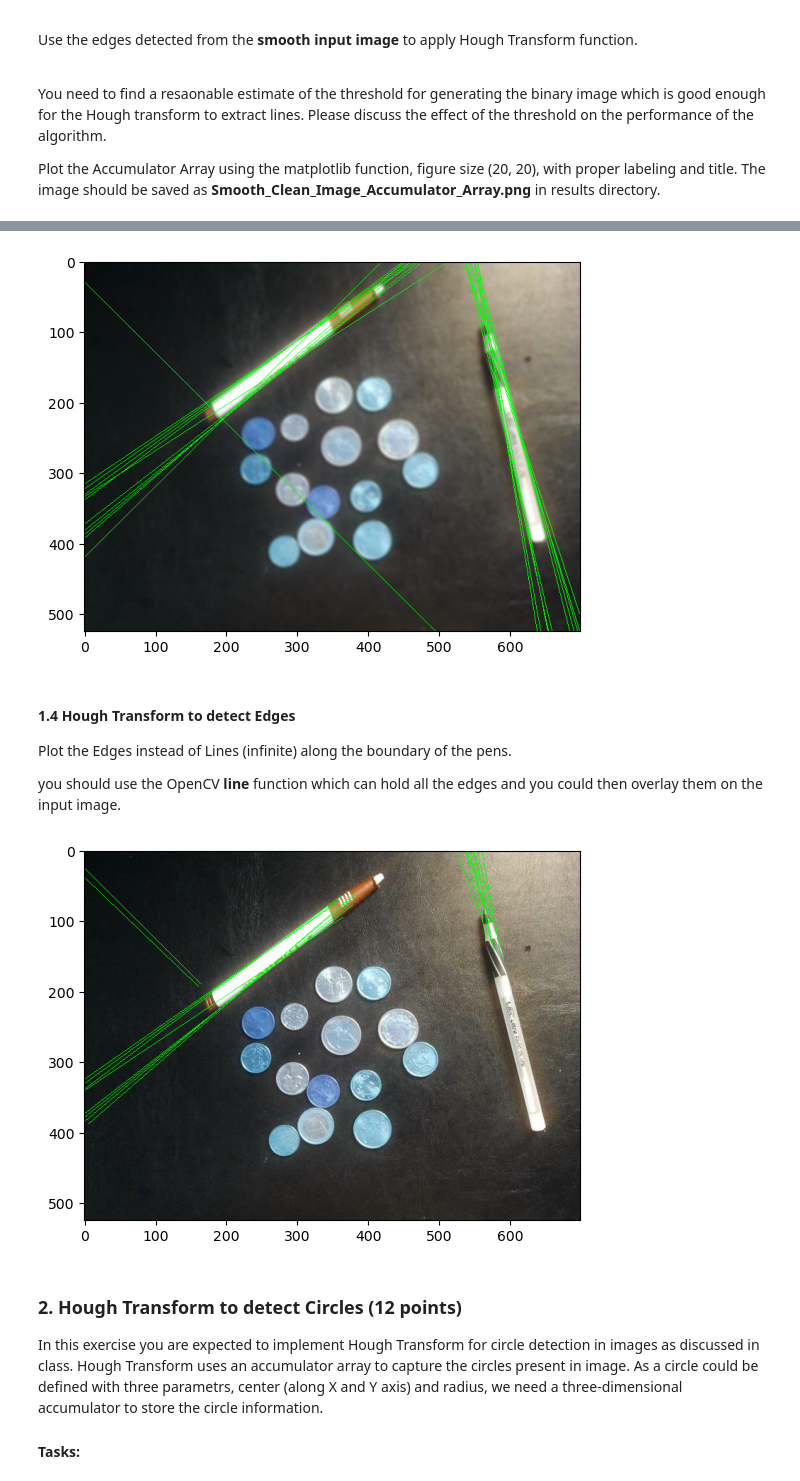
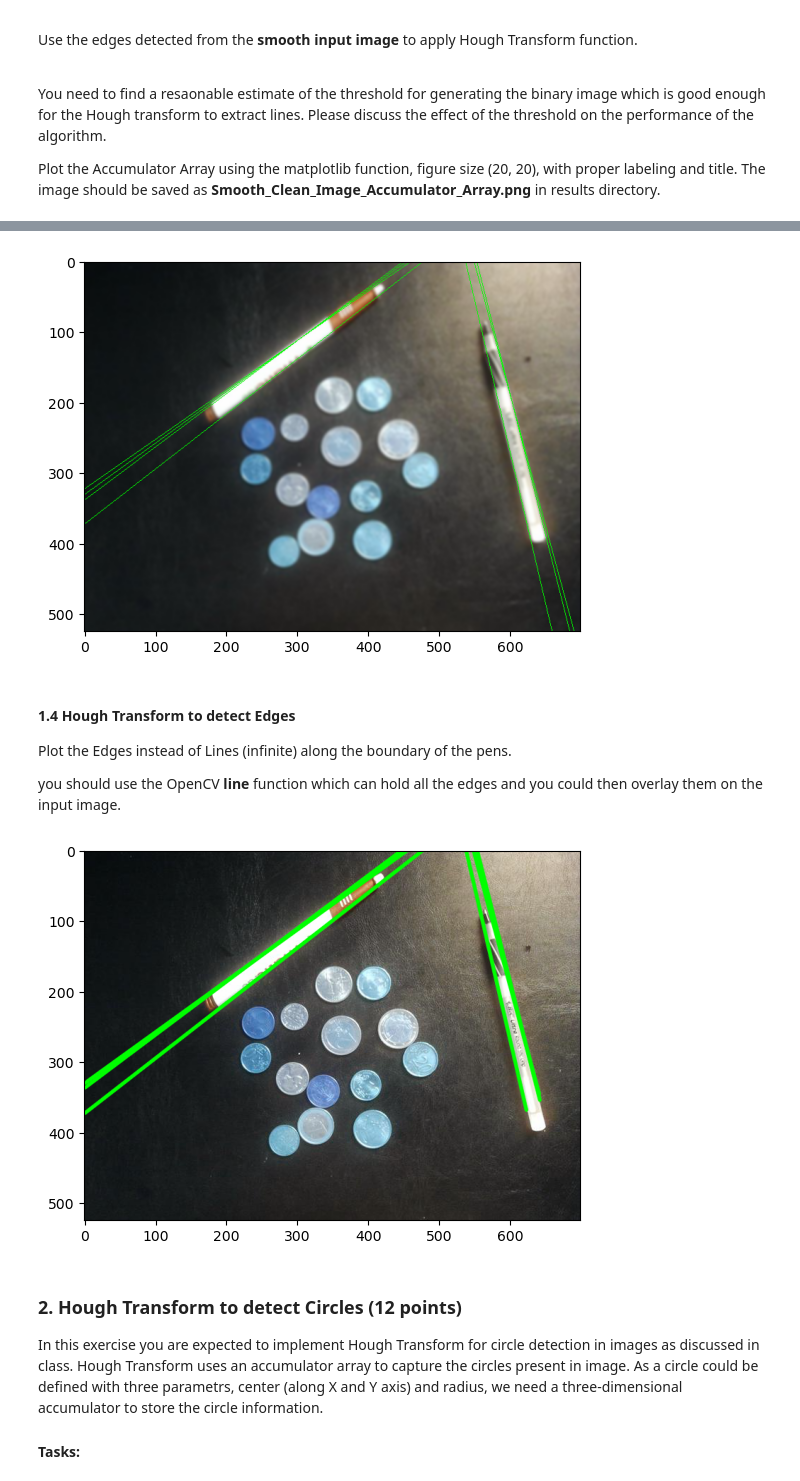
Before and after one commit to CasuallyAlive/Computer_Vision_Projects, a Jupyter notebook: src/proj2_6320/proj2_code/Project_2_CS6320.ipynb, the cells around one changed output, grey strips where cells are left out. Drawn from its saved outputs; the diff is of its cells as text; code cells hidden in the pictures.

```diff
--- a/src/proj2_6320/proj2_code/Project_2_CS6320.ipynb
+++ b/src/proj2_6320/proj2_code/Project_2_CS6320.ipynb
@@ -254,7 +254,7 @@ def hough_transform(input_img, threshold, theta_res, rho_res):
     # TO DO: Your Implementation
     ##############################
     thetas = np.deg2rad(np.arange(theta_res[0], theta_res[1]))
-    cos_thetas, sin_thetas = np.cos(thetas), np.sin(thetas)
+    cos_t, sin_t = np.cos(thetas), np.sin(thetas)
     rhos = np.linspace(rho_res[0], rho_res[1], rho_res[1]*2)
 
     sz_y, sz_x = input_img.shape
@@ -268,7 +268,7 @@ def hough_transform(input_img, threshold, theta_res, rho_res):
 
     for edge_pt in edge_pts:
         for t_idx in range(len(thetas)):
-            d = round(edge_pt[0]*cos_thetas[t_idx]+edge_pt[1]*sin_thetas[t_idx])+rho_res[1]
+            d = round(edge_pt[0]*cos_t[t_idx]-edge_pt[1]*sin_t[t_idx])
             accumulator[d, t_idx] += 1
 
     ################################
@@ -409,10 +411,10 @@ the faster the hough transform processes the accumulator.
 # %%
 # Plot the Lines extracted on the Smooth Image
 # Play with the Accumulator Thresholding to get rid of the unwanted lines
-acc_threshold = np.max(smooth_accumulator)/2.25
+acc_threshold = np.max(smooth_accumulator)*0.8
 plot_lines('../results/Ques_1/proj2-clean-image-smoothed.png', smooth_accumulator, smooth_thetas, smooth_rhos, acc_threshold, save_path='../results/Ques_1/Smooth_Clean_Image_Output_Lines.png')
 # %% [output]
-[figure, old version]
+[figure, new version]
 # %% [markdown]
 #### 1.4 Hough Transform to detect Edges
 
@@ -439,7 +441,7 @@ def plot_edges(img_path, accumulator, thetas, rhos, acc_threshold, binary_image,
     # TO DO: Your Implementation
     ##############################
     img = cv.imread(img_path)
-    m = 250
+    m = 500
 
     acc_threshold_vals = np.int32(accumulator >= acc_threshold)*accumulator
     max_idxs = np.argmax(acc_threshold_vals, 0)
@@ -450,7 +452,7 @@ def plot_edges(img_path, accumulator, thetas, rhos, acc_threshold, binary_image,
         cos_t, sin_t = np.cos(theta), np.sin(theta)
         x0, y0 = cos_t*rho, sin_t*rho
         pt0, pt1 = (round(x0 + -sin_t*m), round(y0 + cos_t*m)), (round(x0 + sin_t*m), round(y0 - cos_t*m))
-        cv.line(img, pt0, pt1, (0, 255, 0), 1)
+        cv.line(img, pt0, pt1, (0, 255, 0), 3, cv.LINE_AA)
 
     plt.figure();plt.imshow(img, aspect='auto')
     cv.imwrite(save_path, img)
@@ -461,11 +463,11 @@ def plot_edges(img_path, accumulator, thetas, rhos, acc_threshold, binary_image,
 # %%
 # Plot the Boundaries of the Pen on the Real Image
 # This unlike the previous result is restricted to a finite length line
 # Play with the Accumulator Thresholding to get rid of the unwanted lines
-acc_threshold = np.max(ori_accumulator)/3.0
+acc_threshold = np.max(ori_accumulator)*0.5
 plot_edges('../data/proj2-clean-image.jpg', ori_accumulator, ori_thetas, ori_rhos, acc_threshold, ori_binary_img, save_path='../results/Ques_1/Ori_Clean_Image_Output_Edges.png')
 # %% [output]
-[figure, old version]
+[figure, new version]
 # %%
 # Plot the Boundaries of the Pen on the Smooth Image
 # This unlike the previous result is restricted to a finite length line
```
Also changed, not shown: parts of 3 cells of this notebook, 5 other files.
